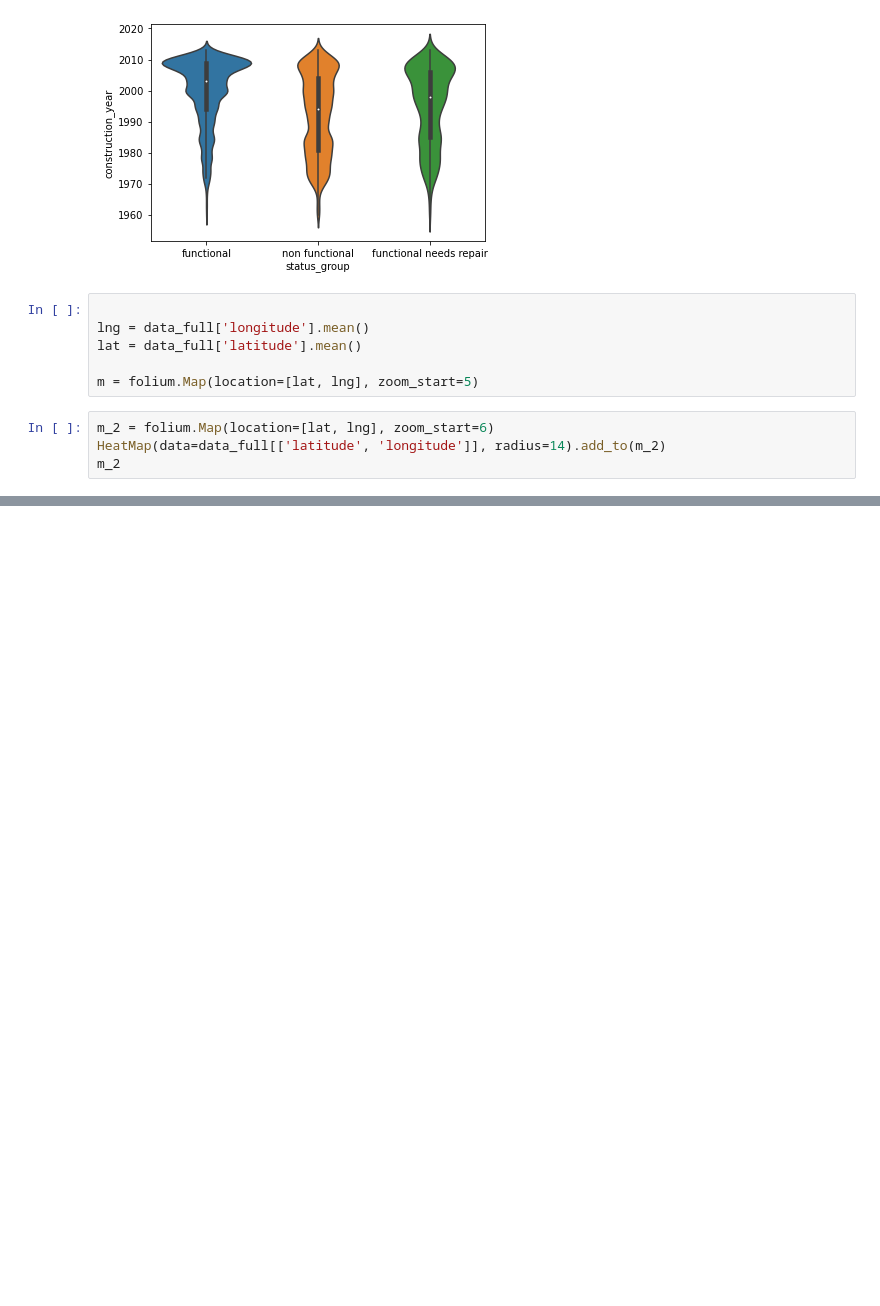
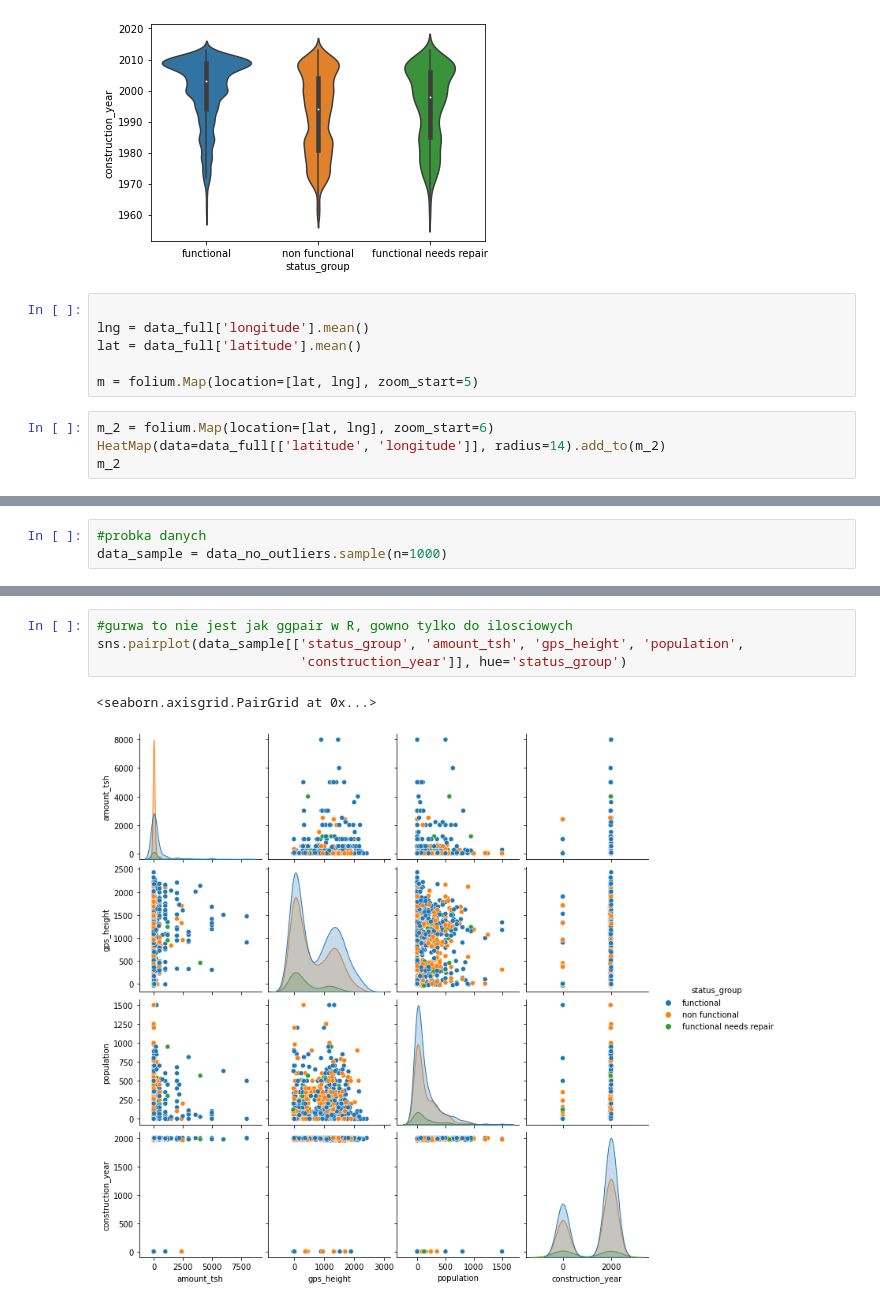
Before and after one commit to batek254/projekt_uczenie_maszynowe, a Jupyter notebook: notebook.ipynb, the cells around one changed output, grey strips where cells are left out. Saved outputs shown, nothing was run; the diff lists cells and outputs as text; blank space fills up the shorter version.

Commit message:
adding pairplot and sample data

```diff
--- a/notebook.ipynb
+++ b/notebook.ipynb
@@ -105,0 +106,3 @@ xD
+# %%
+#probka danych
+data_sample = data_no_outliers.sample(n=1000)
@@ -105,0 +129,7 @@ xD
+# %%
+#gurwa to nie jest jak ggpair w R, gowno tylko do ilosciowych
+sns.pairplot(data_sample[['status_group', 'amount_tsh', 'gps_height', 'population',
+                          'construction_year']], hue='status_group')
+# %% [output]
+<seaborn.axisgrid.PairGrid at 0x...>
+[figure, added]
```
Also changed, not shown: parts of 6 cells of this notebook.
